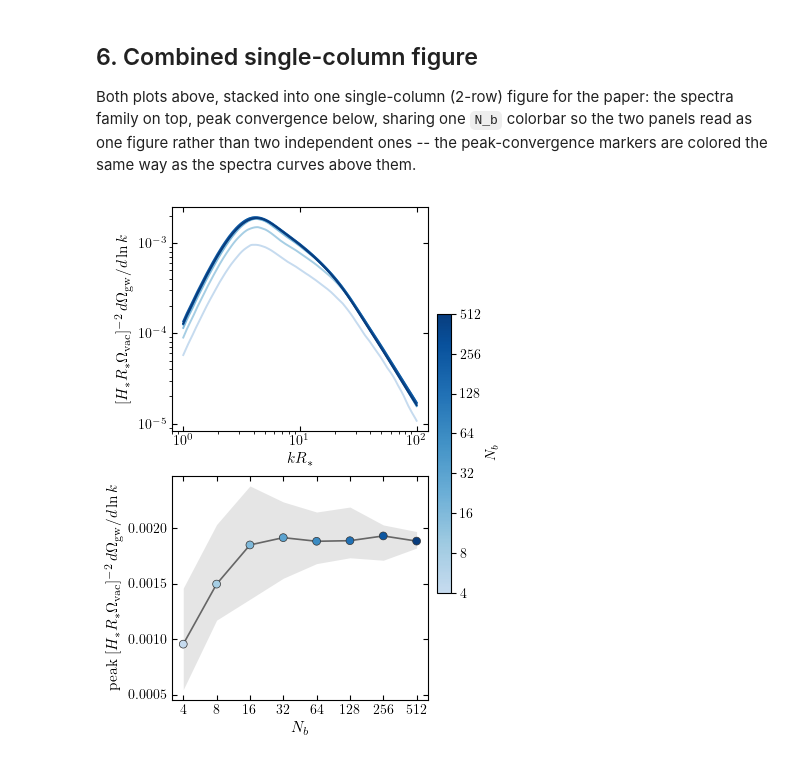
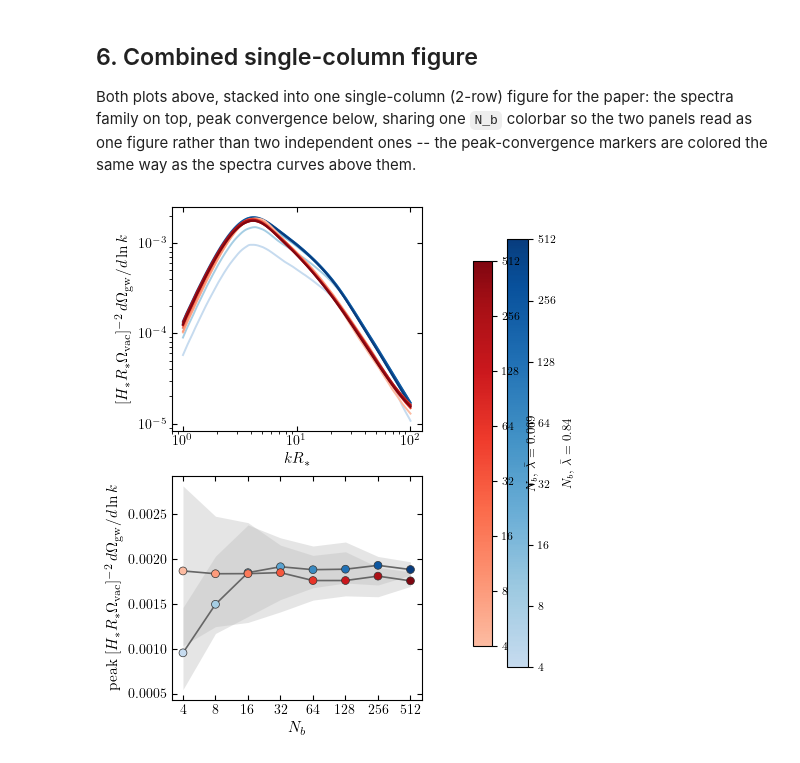
Before and after one commit to MSABuschmann/PhaseTransitionBuilder, a Jupyter notebook: notebooks/23_n_b_family_gamma20.ipynb, the cells around one changed output. Saved outputs shown, nothing was run; the diff lists cells and outputs as text; code cells hidden in the pictures.

```diff
--- a/notebooks/23_n_b_family_gamma20.ipynb
+++ b/notebooks/23_n_b_family_gamma20.ipynb
@@ -366,6 +366,7 @@ paper: the spectra family on top, peak convergence below, sharing one
 independent ones -- the peak-convergence markers are colored the same way
 as the spectra curves above them.
 # %%
+import pickle
 import matplotlib.colors as mcolors
 from matplotlib.ticker import FixedLocator, FixedFormatter, NullLocator
 
@@ -380,45 +381,100 @@ def truncate_colormap(cmap, minval=0.25, maxval=0.95, n=256):
         cmap(np.linspace(minval, maxval, n)))
 
 
+# lambda_bar=0.069 N_b-family at the same gamma_*=20 (its own R_*, since
+# R_* depends on lambda_bar too), built by an identical standalone script --
+# overlaid here (in Reds) on the same axes as the lambda_bar=0.84 family
+# (Blues) above, so the two families' peak amplitudes can be compared
+# directly.
+with open(DATA / 'n_b_family_lb0p069_gstar20_ens16_reconstructed.pkl', 'rb') as f:
+    d069 = pickle.load(f)
+N_B_LIST_069 = d069['N_B_LIST']
+X_PLOT_069 = d069['X_PLOT']
+LAMBDA_BAR_069 = d069['LAMBDA_BAR']
+R_STAR_069 = d069['R_STAR']
+ensembles_069 = d069['ensembles']
+reconstructions_median_069 = d069['reconstructions_median']
+case_meta_069 = d069['case_meta']
+k_plot_069 = X_PLOT_069 / R_STAR_069
+
+peak_median_069 = np.zeros(len(N_B_LIST_069))
+peak_min_069 = np.zeros(len(N_B_LIST_069))
+peak_max_069 = np.zeros(len(N_B_LIST_069))
+for i_n, N_B in enumerate(N_B_LIST_069):
+    meta = case_meta_069[N_B]
+    _, y_median = energy_to_chw(k_plot_069, reconstructions_median_069[N_B],
+                                meta['R_star'], LAMBDA_BAR_069, meta['L_box']**3)
+    peak_median_069[i_n] = y_median.max()
+    peaks_per_realization = np.array([
+        energy_to_chw(k_plot_069, spec, meta['R_star'], LAMBDA_BAR_069, meta['L_box']**3)[1].max()
+        for spec in ensembles_069[N_B]
+    ])
+    peak_min_069[i_n] = peaks_per_realization.min()
+    peak_max_069[i_n] = peaks_per_realization.max()
+
+
 norm = LogNorm(vmin=min(N_B_LIST), vmax=max(N_B_LIST))
+norm_069 = LogNorm(vmin=min(N_B_LIST_069), vmax=max(N_B_LIST_069))
 cmap = truncate_colormap(plt.get_cmap('Blues'))
+cmap_069 = truncate_colormap(plt.get_cmap('Reds'))
 
-fig, (ax_top, ax_bot) = plt.subplots(2, 1, figsize=(3.6, 6.4))
+fig, (ax_top, ax_bot) = plt.subplots(2, 1, figsize=(4.6, 6.4))
 
 # --- Top: spectra family -----------------------------------------------
 for N_B in N_B_LIST:
     meta = case_meta[N_B]
     x, y = energy_to_chw(k_plot, reconstructions_median[N_B],
                          meta['R_star'], LAMBDA_BAR, meta['L_box']**3)
     ax_top.plot(x, y, color=cmap(norm(N_B)), lw=1.4)
+
+for N_B in N_B_LIST_069:
+    meta = case_meta_069[N_B]
+    x, y = energy_to_chw(k_plot_069, reconstructions_median_069[N_B],
+                         meta['R_star'], LAMBDA_BAR_069, meta['L_box']**3)
+    ax_top.plot(x, y, color=cmap_069(norm_069(N_B)), lw=1.4)
 
 ax_top.set_xscale('log')
 ax_top.set_yscale('log')
 ax_top.set_xlabel(r'$kR_*$', fontsize=11)
 ax_top.set_ylabel(r'$[H_*R_*\Omega_{\rm vac}]^{-2}\,d\Omega_{\rm gw}/d\ln k$', fontsize=11)
 ax_top.tick_params(axis='both', labelsize=10, top=True, right=True, direction='in')
 
 # --- Bottom: peak convergence, colored the same way as the spectra -----
 ax_bot.fill_between(N_B_LIST, peak_min, peak_max, color='0.75', alpha=0.4, linewidth=0)
 ax_bot.plot(N_B_LIST, peak_median, '-', color='0.4', lw=1.2, zorder=2)
 ax_bot.scatter(N_B_LIST, peak_median, c=N_B_LIST, cmap=cmap, norm=norm,
               s=32, zorder=3, edgecolor='0.2', linewidth=0.5)
 
+ax_bot.fill_between(N_B_LIST_069, peak_min_069, peak_max_069, color='0.75', alpha=0.4, linewidth=0)
+ax_bot.plot(N_B_LIST_069, peak_median_069, '-', color='0.4', lw=1.2, zorder=2)
+ax_bot.scatter(N_B_LIST_069, peak_median_069, c=N_B_LIST_069, cmap=cmap_069, norm=norm_069,
+              s=32, zorder=3, edgecolor='0.2', linewidth=0.5)
+
 ax_bot.set_xscale('log')
 ax_bot.set_xlabel(r'$N_b$', fontsize=11)
 ax_bot.set_ylabel(r'peak $[H_*R_*\Omega_{\rm vac}]^{-2}\,d\Omega_{\rm gw}/d\ln k$', fontsize=11)
 ax_bot.xaxis.set_major_locator(FixedLocator(N_B_LIST))
 ax_bot.xaxis.set_major_formatter(FixedFormatter([str(n) for n in N_B_LIST]))
 ax_bot.xaxis.set_minor_locator(NullLocator())
 ax_bot.tick_params(axis='both', labelsize=10, top=True, right=True, direction='in')
 
-cbar = fig.colorbar(ScalarMappable(norm=norm, cmap=cmap), ax=[ax_top, ax_bot],
-                    label=r'$N_b$', fraction=0.05, pad=0.03)
-cbar.set_ticks(N_B_LIST)
-cbar.set_ticklabels([str(n) for n in N_B_LIST])
-cbar.ax.yaxis.set_minor_locator(NullLocator())
+cb1 = fig.colorbar(ScalarMappable(norm=norm, cmap=cmap), ax=[ax_top, ax_bot],
+                   fraction=0.06, pad=0.04)
+cb1.set_ticks(N_B_LIST)
+cb1.set_ticklabels([str(n) for n in N_B_LIST])
+cb1.ax.yaxis.set_minor_locator(NullLocator())
+cb1.set_label(r'$N_b$, $\bar\lambda=0.84$', fontsize=9)
+cb1.ax.tick_params(labelsize=8)
+
+cb2 = fig.colorbar(ScalarMappable(norm=norm_069, cmap=cmap_069), ax=[ax_top, ax_bot],
+                   fraction=0.06, pad=0.16)
+cb2.set_ticks(N_B_LIST_069)
+cb2.set_ticklabels([str(n) for n in N_B_LIST_069])
+cb2.ax.yaxis.set_minor_locator(NullLocator())
+cb2.set_label(r'$N_b$, $\bar\lambda=0.069$', fontsize=9)
+cb2.ax.tick_params(labelsize=8)
 
 fig.savefig(PLOTS_DIR / 'n_b_family_gstar20_combined.pdf', bbox_inches='tight')
 plt.show()
 # %% [output]
-[figure, old version]
+[figure, new version]
```
Also changed, not shown: parts of 2 cells of this notebook, 3 other files.
